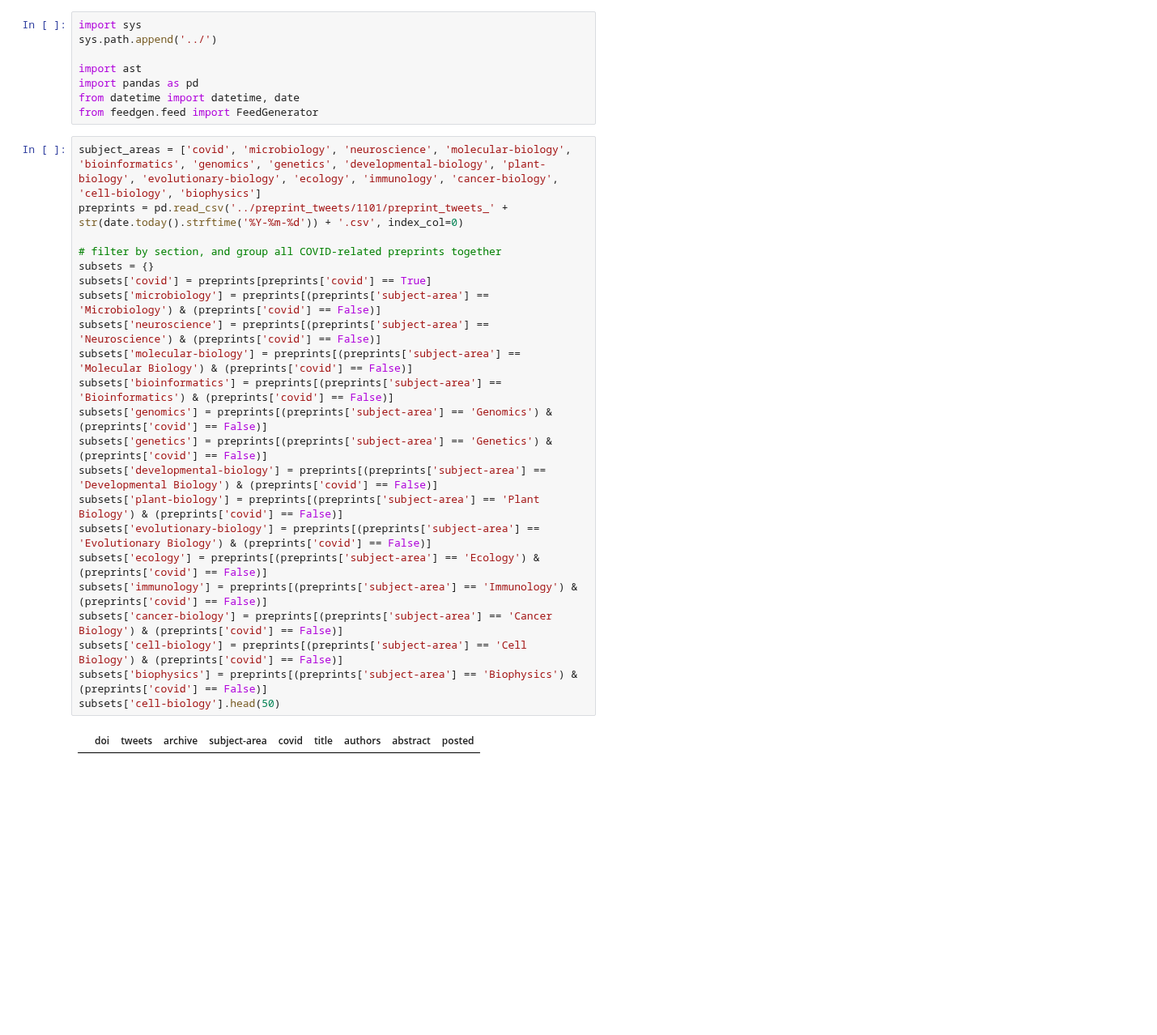
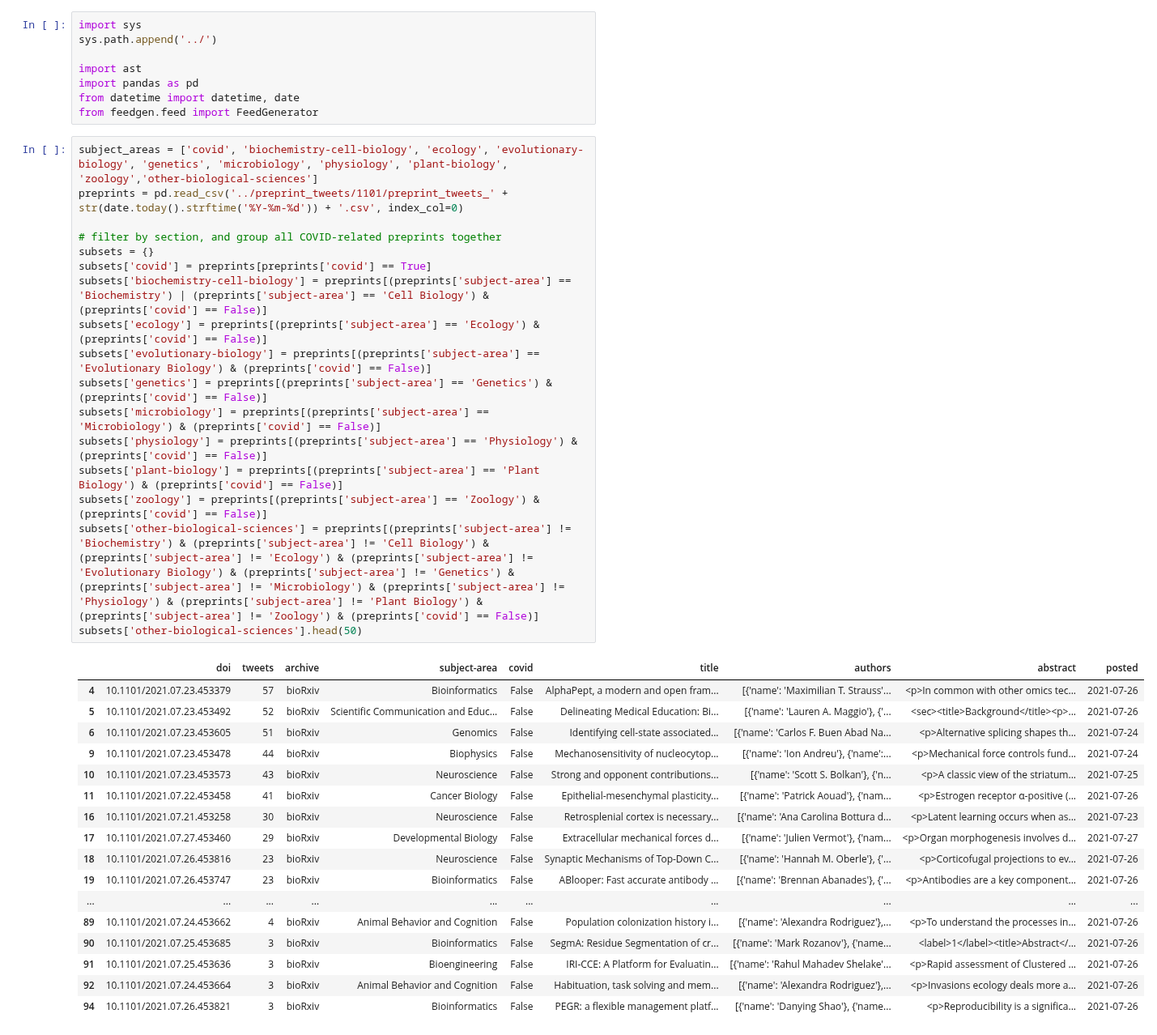
Before and after one commit to front-matter/notebooks, a Jupyter notebook: rss_by_subject/index.ipynb, the cells around one changed output. Shown at 81% size. Saved outputs shown, nothing was run; the diff lists cells and outputs as text; blank space fills up the shorter version.

```diff
--- a/rss_by_subject/index.ipynb
+++ b/rss_by_subject/index.ipynb
@@ -11,29 +11,40 @@ import pandas as pd
 from datetime import datetime, date
 from feedgen.feed import FeedGenerator
 # %%
-subject_areas = ['covid', 'microbiology', 'neuroscience', 'molecular-biology', 'bioinformatics', 'genomics', 'genetics', 'developmental-biology', 'plant-biology', 'evolutionary-biology', 'ecology', 'immunology', 'cancer-biology', 'cell-biology', 'biophysics']
+subject_areas = ['covid', 'biochemistry-cell-biology', 'ecology', 'evolutionary-biology', 'genetics', 'microbiology', 'physiology', 'plant-biology', 'zoology','other-biological-sciences']
 preprints = pd.read_csv('../preprint_tweets/1101/preprint_tweets_' + str(date.today().strftime('%Y-%m-%d')) + '.csv', index_col=0)
 
 # filter by section, and group all COVID-related preprints together
 subsets = {}
 subsets['covid'] = preprints[preprints['covid'] == True]
+subsets['biochemistry-cell-biology'] = preprints[(preprints['subject-area'] == 'Biochemistry') | (preprints['subject-area'] == 'Cell Biology') & (preprints['covid'] == False)]
+subsets['ecology'] = preprints[(preprints['subject-area'] == 'Ecology') & (preprints['covid'] == False)]
+subsets['evolutionary-biology'] = preprints[(preprints['subject-area'] == 'Evolutionary Biology') & (preprints['covid'] == False)]
+subsets['genetics'] = preprints[(preprints['subject-area'] == 'Genetics') & (preprints['covid'] == False)]
 subsets['microbiology'] = preprints[(preprints['subject-area'] == 'Microbiology') & (preprints['covid'] == False)]
-subsets['neuroscience'] = preprints[(preprints['subject-area'] == 'Neuroscience') & (preprints['covid'] == False)]
-subsets['molecular-biology'] = preprints[(preprints['subject-area'] == 'Molecular Biology') & (preprints['covid'] == False)]
-subsets['bioinformatics'] = preprints[(preprints['subject-area'] == 'Bioinformatics') & (preprints['covid'] == False)]
-subsets['genomics'] = preprints[(preprints['subject-area'] == 'Genomics') & (preprints['covid'] == False)]
-subsets['genetics'] = preprints[(preprints['subject-area'] == 'Genetics') & (preprints['covid'] == False)]
-subsets['developmental-biology'] = preprints[(preprints['subject-area'] == 'Developmental Biology') & (preprints['covid'] == False)]
+subsets['physiology'] = preprints[(preprints['subject-area'] == 'Physiology') & (preprints['covid'] == False)]
 subsets['plant-biology'] = preprints[(preprints['subject-area'] == 'Plant Biology') & (preprints['covid'] == False)]
-subsets['evolutionary-biology'] = preprints[(preprints['subject-area'] == 'Evolutionary Biology') & (preprints['covid'] == False)]
-subsets['ecology'] = preprints[(preprints['subject-area'] == 'Ecology') & (preprints['covid'] == False)]
-subsets['immunology'] = preprints[(preprints['subject-area'] == 'Immunology') & (preprints['covid'] == False)]
-subsets['cancer-biology'] = preprints[(preprints['subject-area'] == 'Cancer Biology') & (preprints['covid'] == False)]
-subsets['cell-biology'] = preprints[(preprints['subject-area'] == 'Cell Biology') & (preprints['covid'] == False)]
-subsets['biophysics'] = preprints[(preprints['subject-area'] == 'Biophysics') & (preprints['covid'] == False)]
-subsets['cell-biology'].head(50)
+subsets['zoology'] = preprints[(preprints['subject-area'] == 'Zoology') & (preprints['covid'] == False)]
+subsets['other-biological-sciences'] = preprints[(preprints['subject-area'] != 'Biochemistry') & (preprints['subject-area'] != 'Cell Biology') & (preprints['subject-area'] != 'Ecology') & (preprints['subject-area'] != 'Evolutionary Biology') & (preprints['subject-area'] != 'Genetics') & (preprints['subject-area'] != 'Microbiology') & (preprints['subject-area'] != 'Physiology') & (preprints['subject-area'] != 'Plant Biology') & (preprints['subject-area'] != 'Zoology') & (preprints['covid'] == False)]
+subsets['other-biological-sciences'].head(50)
 # %% [output]
 |  | doi | tweets | archive | subject-area | covid | title | authors | abstract | posted |
+| 4 | 10.1101/2021.07.23.453379 | 57 | bioRxiv | Bioinformatics | False | AlphaPept, a modern and open fram... | [{'name': 'Maximilian T. Strauss'... | <p>In common with other omics tec... | 2021-07-26 |
+| 5 | 10.1101/2021.07.23.453492 | 52 | bioRxiv | Scientific Communication and Educ... | False | Delineating Medical Education: Bi... | [{'name': 'Lauren A. Maggio'}, {'... | <sec><title>Background</title><p>... | 2021-07-26 |
+| 6 | 10.1101/2021.07.23.453605 | 51 | bioRxiv | Genomics | False | Identifying cell-state associated... | [{'name': 'Carlos F. Buen Abad Na... | <p>Alternative splicing shapes th... | 2021-07-24 |
+| 9 | 10.1101/2021.07.23.453478 | 44 | bioRxiv | Biophysics | False | Mechanosensitivity of nucleocytop... | [{'name': 'Ion Andreu'}, {'name':... | <p>Mechanical force controls fund... | 2021-07-24 |
+| 10 | 10.1101/2021.07.23.453573 | 43 | bioRxiv | Neuroscience | False | Strong and opponent contributions... | [{'name': 'Scott S. Bolkan'}, {'n... | <p>A classic view of the striatum... | 2021-07-25 |
+| 11 | 10.1101/2021.07.22.453458 | 41 | bioRxiv | Cancer Biology | False | Epithelial-mesenchymal plasticity... | [{'name': 'Patrick Aouad'}, {'nam... | <p>Estrogen receptor α-positive (... | 2021-07-26 |
+| 16 | 10.1101/2021.07.21.453258 | 30 | bioRxiv | Neuroscience | False | Retrosplenial cortex is necessary... | [{'name': 'Ana Carolina Bottura d... | <p>Latent learning occurs when as... | 2021-07-23 |
+| 17 | 10.1101/2021.07.27.453460 | 29 | bioRxiv | Developmental Biology | False | Extracellular mechanical forces d... | [{'name': 'Julien Vermot'}, {'nam... | <p>Organ morphogenesis involves d... | 2021-07-27 |
+| 18 | 10.1101/2021.07.26.453816 | 23 | bioRxiv | Neuroscience | False | Synaptic Mechanisms of Top-Down C... | [{'name': 'Hannah M. Oberle'}, {'... | <p>Corticofugal projections to ev... | 2021-07-26 |
+| 19 | 10.1101/2021.07.26.453747 | 23 | bioRxiv | Bioinformatics | False | ABlooper: Fast accurate antibody ... | [{'name': 'Brennan Abanades'}, {'... | <p>Antibodies are a key component... | 2021-07-26 |
+| ... | ... | ... | ... | ... | ... | ... | ... | ... | ... |
+| 89 | 10.1101/2021.07.24.453662 | 4 | bioRxiv | Animal Behavior and Cognition | False | Population colonization history i... | [{'name': 'Alexandra Rodriguez'},... | <p>To understand the processes in... | 2021-07-26 |
+| 90 | 10.1101/2021.07.25.453685 | 3 | bioRxiv | Bioinformatics | False | SegmA: Residue Segmentation of cr... | [{'name': 'Mark Rozanov'}, {'name... | <label>1</label><title>Abstract</... | 2021-07-26 |
+| 91 | 10.1101/2021.07.25.453636 | 3 | bioRxiv | Bioengineering | False | IRI-CCE: A Platform for Evaluatin... | [{'name': 'Rahul Mahadev Shelake'... | <p>Rapid assessment of Clustered ... | 2021-07-26 |
+| 92 | 10.1101/2021.07.24.453664 | 3 | bioRxiv | Animal Behavior and Cognition | False | Habituation, task solving and mem... | [{'name': 'Alexandra Rodriguez'},... | <p>Invasions ecology deals more a... | 2021-07-26 |
+| 94 | 10.1101/2021.07.26.453821 | 3 | bioRxiv | Bioinformatics | False | PEGR: a flexible management platf... | [{'name': 'Danying Shao'}, {'name... | <p>Reproducibility is a significa... | 2021-07-26 |
 # %%
 
 for subject_area in subject_areas:
```
Also changed, not shown: parts of 1 cell of this notebook, 39 other files.
